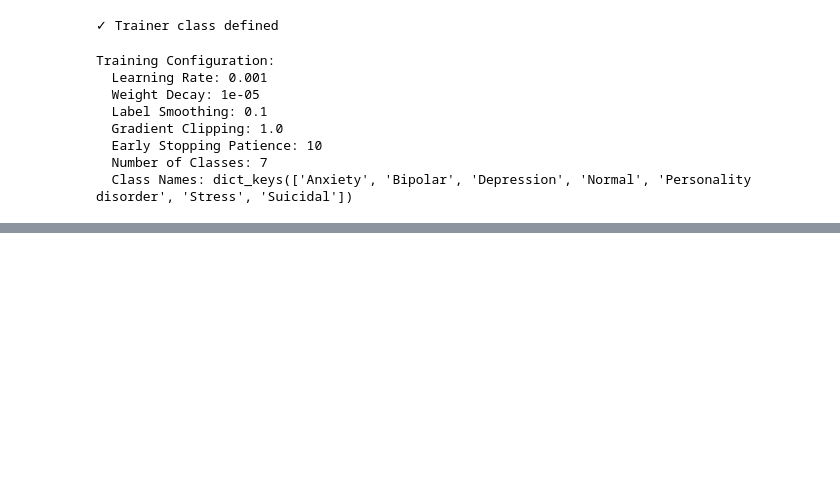
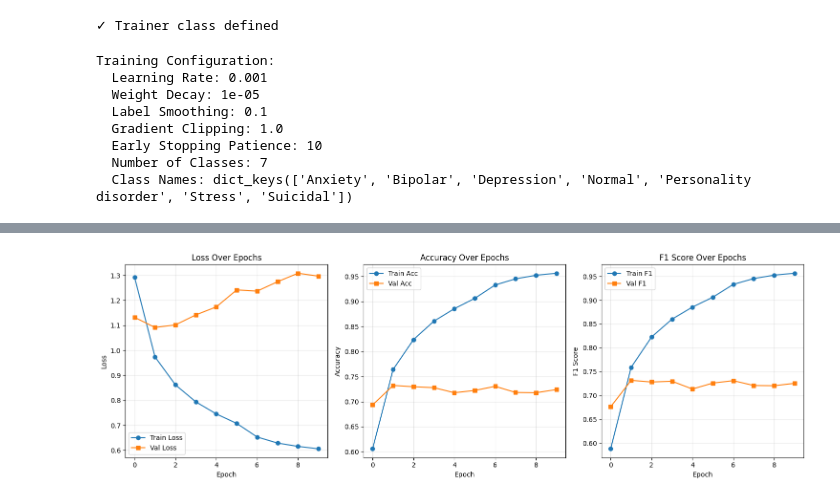
Before and after one commit to pxsa/Sentiment-Analysis-for-Mental-Health, a Jupyter notebook: test.ipynb, the cells around one changed output, grey strips where cells are left out. Saved outputs shown, nothing was run; the diff lists cells and outputs as text; code cells hidden in the pictures; blank space fills up the shorter version.

Commit message:
complete xlstm

```diff
--- a/test.ipynb
+++ b/test.ipynb
@@ -1339,8 +1235,8 @@ class xBiLSTMClassifier(BaseTextClassifier):
                 input_size=input_size,
                 hidden_size=hidden_dim,
                 block_type=block_type,
-                head_size=head_size,
-                                dropout=dropout
+                # head_size=head_size,
+                # dropout=dropout
             )
             self.forward_blocks.append(block)
             input_size = hidden_dim
@@ -1354,8 +1250,8 @@ class xBiLSTMClassifier(BaseTextClassifier):
                 input_size=input_size,
                 hidden_size=hidden_dim,
                 block_type=block_type,
-                head_size=head_size,
-                dropout=dropout
+                # head_size=head_size,
+                # dropout=dropout
             )
             self.backward_blocks.append(block)
             input_size = hidden_dim
@@ -2045,0 +2234,91 @@ Length values (first 5): tensor([23,  9, 13, 83,  1])
+# %%
+# ═══════════════════════════════════════════════════════════════
+# Cell 5: Train All Models
+# ═══════════════════════════════════════════════════════════════
+
+# Dictionary to store results
+results2 = {}
+trained_models2 = {}
+
+# Models to train
+model_configs = {
+    # 'RNN': 'rnn',
+    # 'LSTM': 'lstm',
+    # 'BiLSTM': 'bilstm',
+    # 'xBiLSTM': 'xbilstm',
+    'xLSTM': 'xlstm',
+}
+
+for model_name, model_type in model_configs.items():
+    print(f"\n{'#'*70}")
+    print(f"# Training {model_name}")
+    print(f"{'#'*70}\n")
+
+    # Build model
+    model = build_model(model_type, config, VOCAB_SIZE, NUM_CLASSES)
+
+    # Loss function with label smoothing
+    criterion = LabelSmoothingCrossEntropy(smoothing=LABEL_SMOOTHING)
+
+    # Optimizer
+    optimizer = torch.optim.AdamW(
+        model.parameters(),
+        lr=LEARNING_RATE,
+        weight_decay=WEIGHT_DECAY
+    )
+
+    # Learning rate scheduler
+    scheduler = torch.optim.lr_scheduler.ReduceLROnPlateau(
+        optimizer,
+        mode='max',
+        factor=0.5,
+        patience=3,
+        # verbose=True,
+        min_lr=1e-6
+    )
+
+    # Trainer
+    trainer = Trainer(
+        model=model,
+        train_loader=train_loader,
+        val_loader=val_loader,
+        criterion=criterion,
+        optimizer=optimizer,
+        scheduler=scheduler,
+        device=device,
+        grad_clip=GRAD_CLIP,
+        early_stopping_patience=EARLY_STOPPING_PATIENCE,
+        model_name=model_name
+    )
+
+    # Train
+    metrics_tracker = trainer.train(num_epochs=config.NUM_EPOCHS)
+
+    # Plot training history
+    metrics_tracker.plot_history()
+
+    # Evaluate on test set
+    test_metrics, test_labels, test_preds = trainer.evaluate_test(test_loader, class_names)
+
+    # Store results
+    results2[model_name] = {
+        'metrics_tracker': metrics_tracker,
+        'test_metrics': test_metrics,
+        'test_labels': test_labels,
+        'test_preds': test_preds,
+        'best_val_f1': trainer.best_val_f1
+    }
+
+    trained_models2[model_name] = trainer.model
+
+    # Save model checkpoint
+    checkpoint_path = f"{model_name}_best.pth"
+    torch.save(trainer.best_model_state, checkpoint_path)
+    print(f"\n✓ Model saved to {checkpoint_path}")
+
+    print(f"\n{'='*70}\n")
+
+print("\n" + "="*70)
+print("ALL MODELS TRAINED SUCCESSFULLY!")
+print("="*70)
+# %% [output]
@@ -2045,0 +2368 @@ Length values (first 5): tensor([23,  9, 13, 83,  1])
+[figure, added]
```
Also changed, not shown: parts of 17 cells of this notebook.
